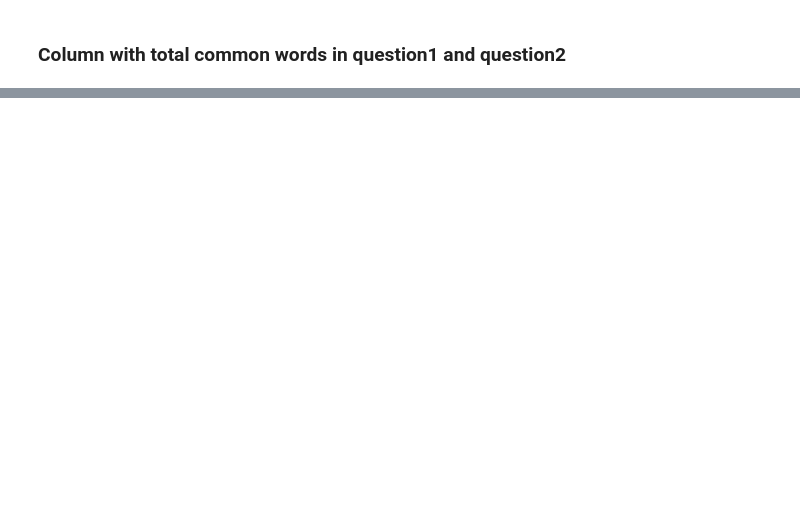
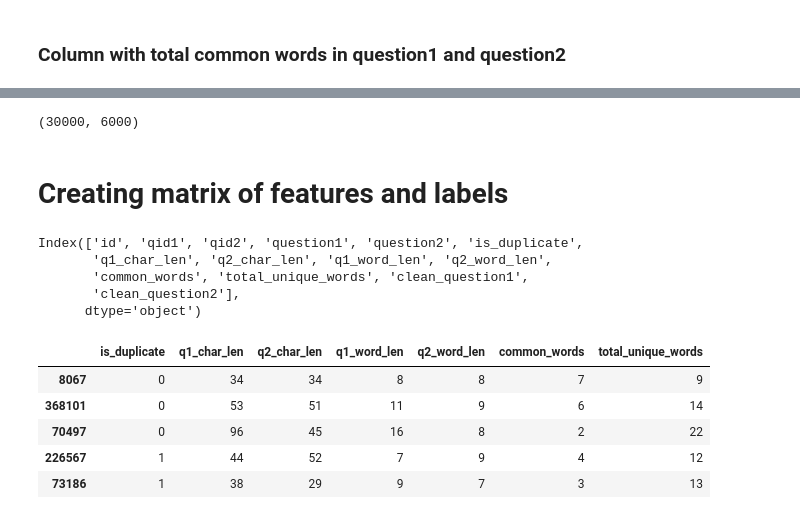
Before and after one commit to yash0307jain/quora-duplicate-question, a Jupyter notebook: model_with_feature_engineering.ipynb, the cells around one changed output, grey strips where cells are left out. Saved outputs shown, nothing was run; the diff lists cells and outputs as text; code cells hidden in the pictures; blank space fills up the shorter version.

```diff
--- a/model_with_feature_engineering.ipynb
+++ b/model_with_feature_engineering.ipynb
@@ -90,0 +96,2 @@ df_train.head()
+# %%
+df_train['total_unique_words'] = df_train.apply(unique_words, axis=1)
@@ -90,0 +109,16 @@ df_train.head()
+# %%
+from nltk.corpus import stopwords
+from nltk import RegexpTokenizer
+from nltk.stem import WordNetLemmatizer
+
+tokenizer = RegexpTokenizer(r"\w+")
+lemmatizer = WordNetLemmatizer()
+# %%
+def clean_question(ques):
+    ques = ques.lower()
+    words = tokenizer.tokenize(ques)
+    words = [lemmatizer.lemmatize(word.strip()) for word in words if word not in stopwords.words('english')]
+    return " ".join(words)
+# %%
+df_train['clean_question1'] = df_train['question1'].apply(clean_question)
+df_train['clean_question2'] = df_train['question2'].apply(clean_question)
@@ -90,0 +146,26 @@ df_train.head()
+# %%
+df.shape
+# %% [output]
+(30000, 6000)
+# %% [markdown]
+# Creating matrix of features and labels
+# %%
+df_train.columns
+# %% [output]
+Index(['id', 'qid1', 'qid2', 'question1', 'question2', 'is_duplicate',
+       'q1_char_len', 'q2_char_len', 'q1_word_len', 'q2_word_len',
+       'common_words', 'total_unique_words', 'clean_question1',
+       'clean_question2'],
+      dtype='object')
+# %%
+df_temp = df_train[['is_duplicate',
+       'q1_char_len', 'q2_char_len', 'q1_word_len', 'q2_word_len',
+       'common_words', 'total_unique_words']]
+df_temp.head()
+# %% [output]
+|  | is_duplicate | q1_char_len | q2_char_len | q1_word_len | q2_word_len | common_words | total_unique_words |
+| 8067 | 0 | 34 | 34 | 8 | 8 | 7 | 9 |
+| 368101 | 0 | 53 | 51 | 11 | 9 | 6 | 14 |
+| 70497 | 0 | 96 | 45 | 16 | 8 | 2 | 22 |
+| 226567 | 1 | 44 | 52 | 7 | 9 | 4 | 12 |
+| 73186 | 1 | 38 | 29 | 9 | 7 | 3 | 13 |
```
Also changed, not shown: parts of 21 cells of this notebook.
